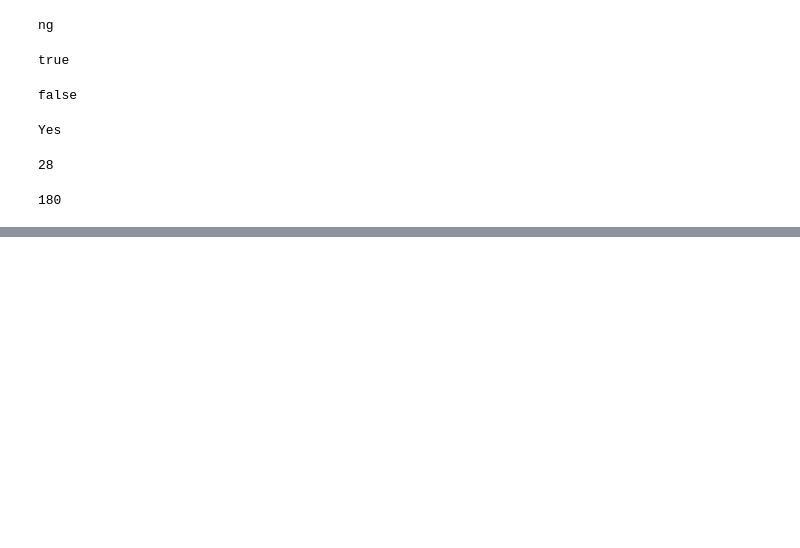
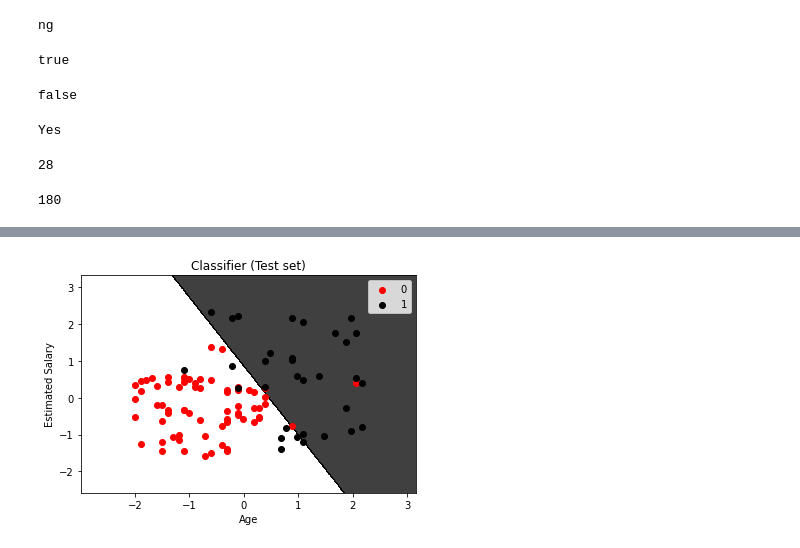
Before and after one commit to Puneethraj2000/MCA_2nd-Year, a Jupyter notebook: 3rd-Sem/Python/python.ipynb, the cells around one changed output, grey strips where cells are left out. Cells and saved outputs as stored; diff of their text form; code cells hidden in the pictures; blank space fills up the shorter version.

```diff
--- a/3rd-Sem/Python/python.ipynb
+++ b/3rd-Sem/Python/python.ipynb
@@ -473,11 +528,3 @@ print(mul(3, 5))
 # %%
-n=int(input("Enter the number of elements"))
-print("Enter",n,"array elements")
-for i in range(n):
-    l=[]
-l.sort()
-print(l)
-# val=int(input("Enter the element to be inserted"))
-# for i in range(len(l)):
-#     if val>l[i]:
+df
 # %% [output]
@@ -907,19 +1006,66 @@ dataset.head()
 # %%
-#data pre-processing
-x = dataset.iloc[:, :-1].values #independent variable array
-y = dataset.iloc[:, 1].values #dependent variable vector
+#9.Write a Python program to demonstrate the generation of logistic regression models using Python.
 
-#splitting the dataset
+import pandas as pd
+import numpy as np
+import matplotlib.pyplot as plt
+import seaborn as sns
+
+dataset = pd.read_csv("/home/mca/Puneethraj/DAP Datasets/User_Data.csv")
+# input
+x = dataset.iloc[:, [2, 3]].values
+
+# output
+y = dataset.iloc[:, 4].values
+
 from sklearn.model_selection import train_test_split
-x_train, x_test, y_train, y_test = train_test_split(x, y, test_size = 1 / 3, random_state = 0)
+xtrain, xtest, ytrain, ytest = train_test_split(x, y, test_size = 0.25, random_state = 0)
 
-#fitting the regression model
-from sklearn.linear_model import LinearRegression
-regressor = LinearRegression()
-regressor.fit(x_train, y_train) #actually produces the linear eqn for
+from sklearn.preprocessing import StandardScaler
+sc_x = StandardScaler()
+xtrain = sc_x.fit_transform(xtrain)
+xtest = sc_x.transform(xtest)
 
-#predicting the test set results
-y_pred = regressor.predict(x_test)
-y_pred
-y_test
+print (xtrain[0:10, :])
+
+#Here once see that Age and Estimated salary features values are scaled and now there in the -1 to 1. Hence, each feature will contribute equally to decision making i.e. finalizing the hypothesis.
+
+from sklearn.linear_model import LogisticRegression
+classifier = LogisticRegression(random_state = 0)
+classifier.fit(xtrain, ytrain)
+
+y_pred = classifier.predict(xtest)
+
+from sklearn.metrics import confusion_matrix
+cm = confusion_matrix(ytest, y_pred)
+print ("Confusion Matrix : \n", cm)
+
+
+from sklearn.metrics import accuracy_score
+print ("Accuracy : ", accuracy_score(ytest, y_pred))
+
+
+from matplotlib.colors import ListedColormap
+X_set, y_set = xtest, ytest
+X1, X2 = np.meshgrid(np.arange(start = X_set[:, 0].min() - 1,
+                               stop = X_set[:, 0].max() + 1, step = 0.01),
+                     np.arange(start = X_set[:, 1].min() - 1,
+                               stop = X_set[:, 1].max() + 1, step = 0.01))
+
+plt.contourf(X1, X2, classifier.predict(
+             np.array([X1.ravel(), X2.ravel()]).T).reshape(
+             X1.shape), alpha = 0.75, cmap = ListedColormap(('white', 'black')))
+
+plt.xlim(X1.min(), X1.max())
+plt.ylim(X2.min(), X2.max())
+
+for i, j in enumerate(np.unique(y_set)):
+    plt.scatter(X_set[y_set == j, 0], X_set[y_set == j, 1],
+                c = ListedColormap(('red', 'black'))(i), label = j)
+
+plt.title('Classifier (Test set)')
+plt.xlabel('Age')
+plt.ylabel('Estimated Salary')
+plt.legend()
+plt.show()
 # %% [output]
@@ -927 +1088,2 @@ array([40000, 50000, 78654, 56000, 60000, 35578, 52000])
+[figure, added]
 # %%
```
Also changed, not shown: parts of 81 cells of this notebook.
